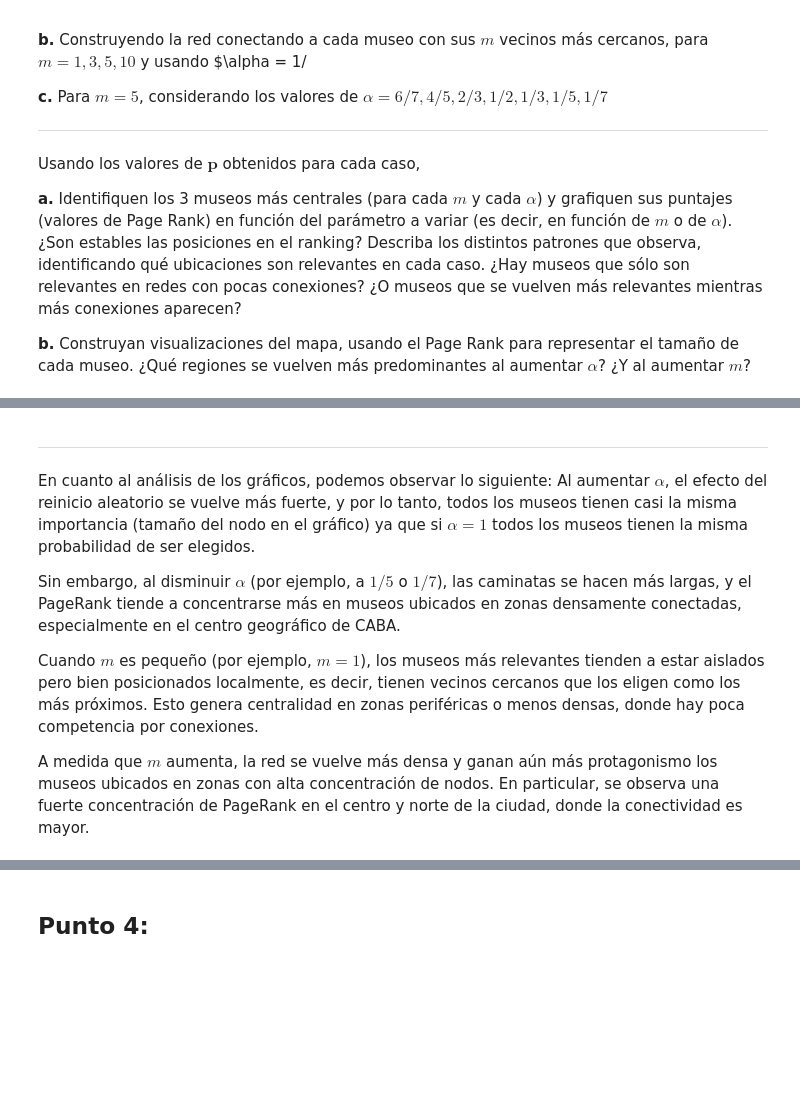
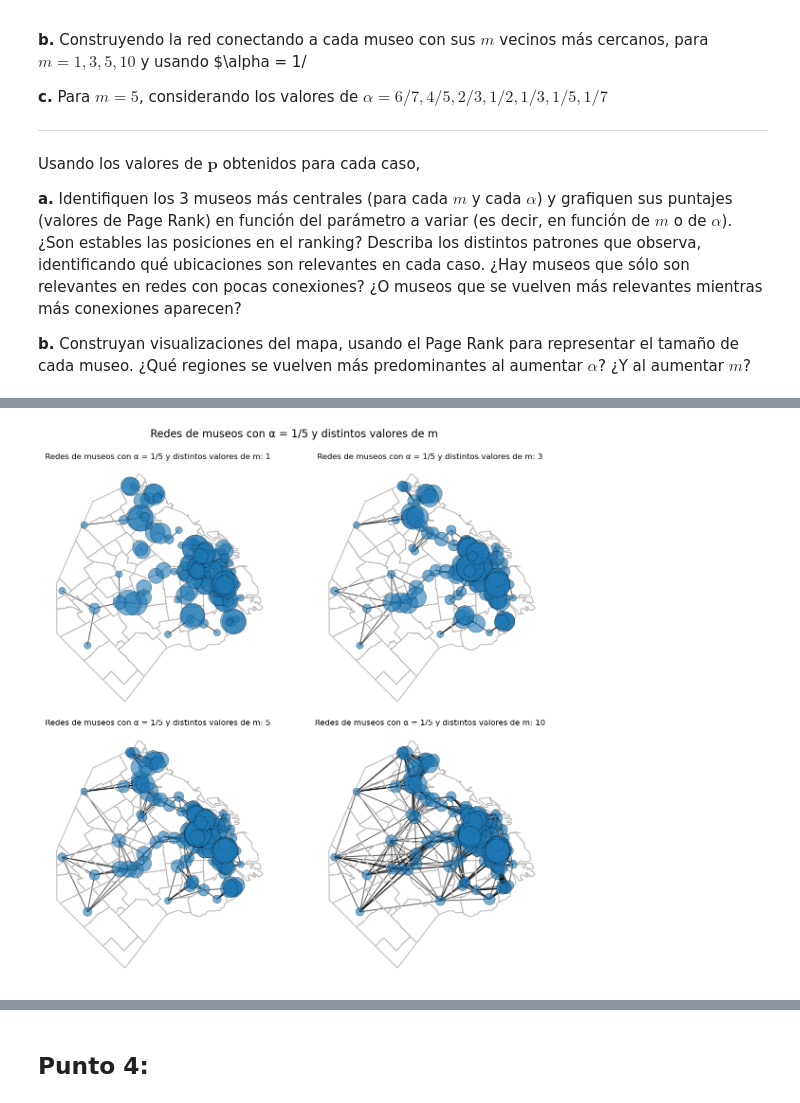
Before and after one commit to JuanmaMoreira/ALC2025-1c-TP1, a Jupyter notebook: TP1_template.ipynb, the cells around one changed output, grey strips where cells are left out. Cells and saved outputs as stored; diff of their text form; code cells hidden in the pictures; blank space fills up the shorter version.

```diff
--- a/TP1_template.ipynb
+++ b/TP1_template.ipynb
@@ -456,12 +195,42 @@ Se observa que en general, la importancia de los museos es más pareja cuando $m
-# %% [markdown]
--------
-# %% [markdown]
-En cuanto al análisis de los gráficos, podemos observar lo siguiente:
-Al aumentar $\alpha$, el efecto del reinicio aleatorio se vuelve más fuerte, y por lo tanto, todos los museos tienen casi la misma importancia (tamaño del nodo en el gráfico) ya que si $\alpha = 1$ todos los museos tienen la misma probabilidad de ser elegidos.
-
-Sin embargo, al disminuir $\alpha$ (por ejemplo, a $1/5$ o $1/7$), las caminatas se hacen más largas, y el PageRank tiende a concentrarse más en museos ubicados en zonas densamente conectadas, especialmente en el centro geográfico de CABA.
-
-
-Cuando $m$ es pequeño (por ejemplo, $m = 1$), los museos más relevantes tienden a estar aislados pero bien posicionados localmente, es decir, tienen vecinos cercanos que los eligen como los más próximos. Esto genera centralidad en zonas periféricas o menos densas, donde hay poca competencia por conexiones.
-
-A medida que $m$ aumenta, la red se vuelve más densa y ganan aún más protagonismo los museos ubicados en zonas con alta concentración de nodos. En particular, se observa una fuerte concentración de PageRank en el centro y norte de la ciudad, donde la conectividad es mayor.
+# %%
+# Definimos los valores de m a analizar
+valores_m = [1, 3, 5, 10]
+alfa_fijo = round(1/5, 5)
+
+# Diccionarios para guardar matrices de adyacencia, grafos y pageranks
+adyacencias_m = {}
+grafos_m = {}
+pageranks_m = {}
+
+for m in valores_m:
+    A = tf.construye_adyacencia(D, m)
+    adyacencias_m[m] = A
+    grafos_m[m] = nx.from_numpy_array(A)
+    pageranks_m[m] = tf.calcula_pagerank(A, alfa_fijo)
+
+# PageRank para distintos valores de α con m=5 fijo
+valores_alfa = [round(6/7, 5), round(4/5, 5), round(2/3, 5), round(1/2, 5), round(1/3, 5), round(1/5, 5), round(1/7, 5)]
+m_fijo = 5
+A_fijo = adyacencias_m[m_fijo]  # Ya lo calculamos arriba
+
+pageranks_alfa = {}
+
+for alfa in valores_alfa:
+    alfa_key = round(alfa, 5)  # Redondeamos para evitar errores al usar un float como key
+    p = tf.calcula_pagerank(A_fijo, alfa)
+    pageranks_alfa[alfa_key] = p
+
+# Layouts
+coords = museos.to_crs("EPSG:22184").get_coordinates()
+G_layout = {i: (x, y) for i, (x, y) in enumerate(zip(coords['x'], coords['y']))}
+# %%
+# Mostrar redes para distintos m (con α = 1/5 fijo)
+tf.graficar_redes_museos_set(
+    grafos=grafos_m,
+    pageranks=pageranks_m,
+    G_layout=G_layout,
+    barrios=barrios,
+    titulo_general="Redes de museos con α = 1/5 y distintos valores de m"
+)
+# %% [output]
+[figure, added]
```
Also changed, not shown: parts of 44 cells of this notebook, 1 other file.
